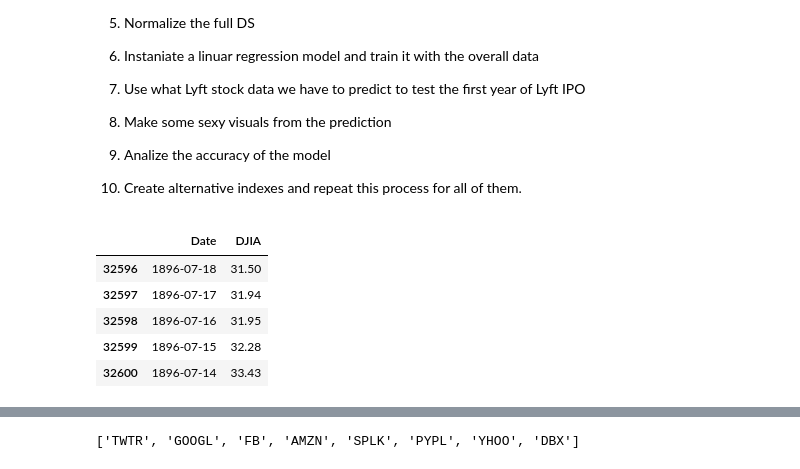
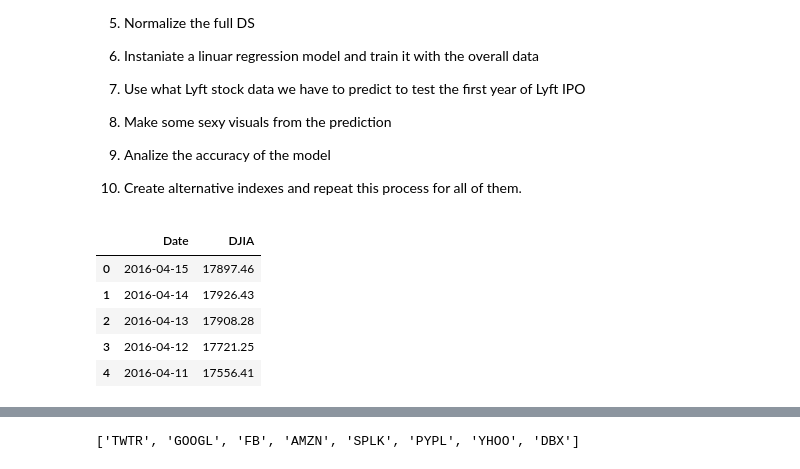
Before and after one commit to capt-alien/Lyft_stock_project, a Jupyter notebook: Lyft_project.ipynb, the cells around one changed output, grey strips where cells are left out. Cells and saved outputs as stored; diff of their text form; code cells hidden in the pictures.

```diff
--- a/Lyft_project.ipynb
+++ b/Lyft_project.ipynb
@@ -176,14 +166,14 @@ def super_index(index_a, index_b):
 djia=pd.read_csv('data/djia.csv')
 djia.columns =['Date', "DJIA"]
 # %%
-djia.tail()
+djia.head()
 # %% [output]
 |  | Date | DJIA |
-| 32596 | 1896-07-18 | 31.50 |
-| 32597 | 1896-07-17 | 31.94 |
-| 32598 | 1896-07-16 | 31.95 |
-| 32599 | 1896-07-15 | 32.28 |
-| 32600 | 1896-07-14 | 33.43 |
+| 0 | 2016-04-15 | 17897.46 |
+| 1 | 2016-04-14 | 17926.43 |
+| 2 | 2016-04-13 | 17908.28 |
+| 3 | 2016-04-12 | 17721.25 |
+| 4 | 2016-04-11 | 17556.41 |
 # %%
 def import_process_stock(stock): #Stock is a stock code string
     """Uploads the data from Quandl and runs through the various
```
Also changed, not shown: parts of 18 cells of this notebook.
